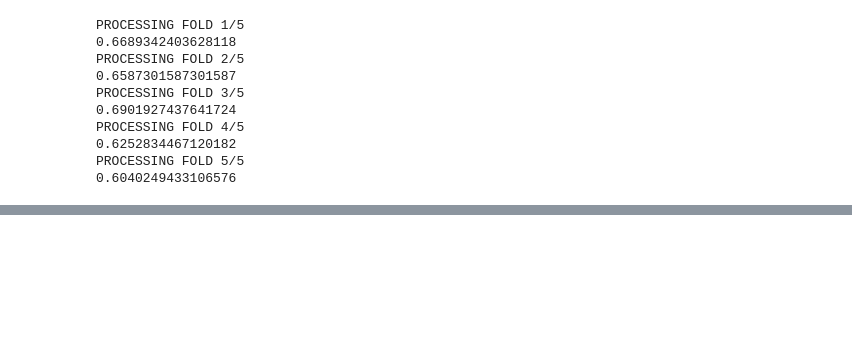
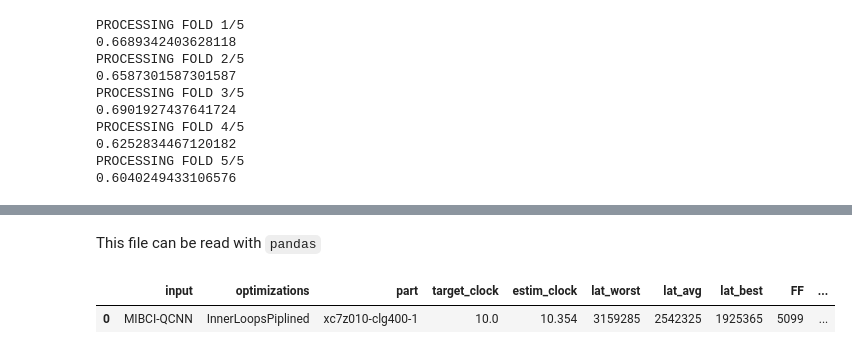
Before and after one commit to eneriz-daniel/MIBCI-QCNNs, a Jupyter notebook: implementation.ipynb, the cells around one changed output, grey strips where cells are left out. Saved outputs shown, nothing was run; the diff lists cells and outputs as text; code cells hidden in the pictures; blank space fills up the shorter version.

```diff
--- a/implementation.ipynb
+++ b/implementation.ipynb
@@ -69,0 +110,11 @@ launch_csim('/home/daniel/BCI/XOH21/global_model/', T=3, ds=2, Nchans=64, Nclass
+# %% [markdown]
+This file can be read with `pandas`
+# %%
+import pandas as pd
+
+df = pd.read_csv('reports.csv')
+
+df
+# %% [output]
+|  | input | optimizations | part | target_clock | estim_clock | lat_worst | lat_avg | lat_best | FF | ... |
+| 0 | MIBCI-QCNN | InnerLoopsPiplined | xc7z010-clg400-1 | 10.0 | 10.354 | 3159285 | 2542325 | 1925365 | 5099 | ... |
```
Also changed, not shown: parts of 11 cells of this notebook, 4 other files.
